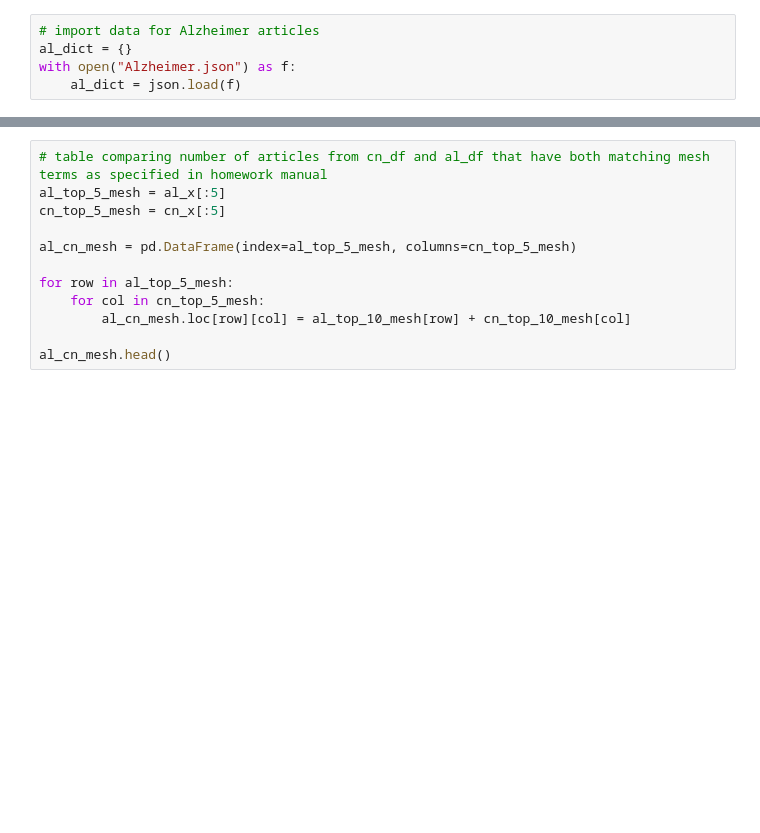
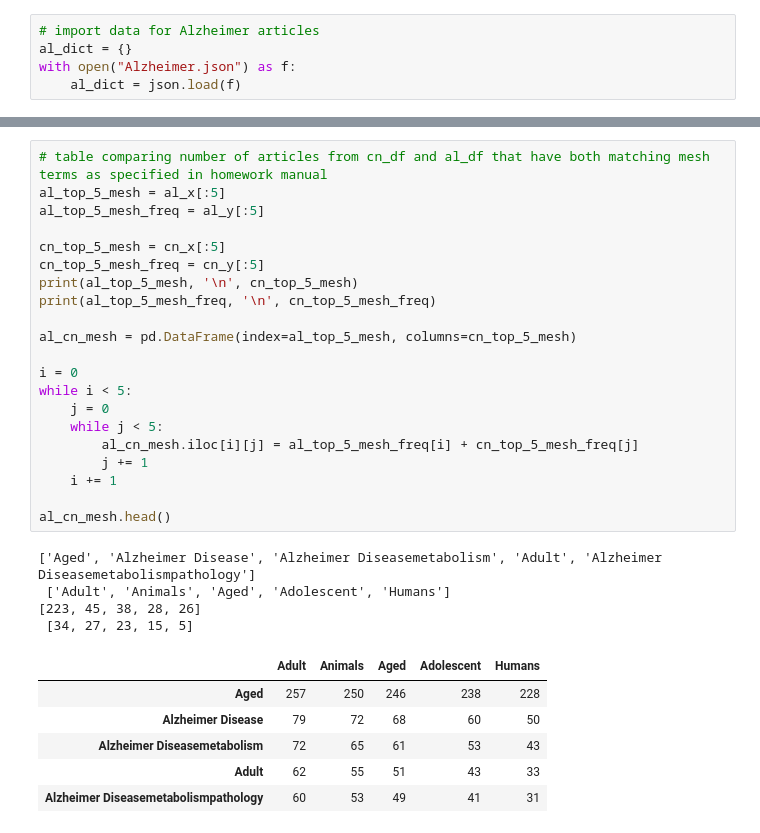
Before and after one commit to OlinaZhu/BIS634_qz258, a Jupyter notebook: HW3/Q2.ipynb, the cells around one changed output, grey strips where cells are left out. Saved outputs shown, nothing was run; the diff lists cells and outputs as text; blank space fills up the shorter version.

```diff
--- a/HW3/Q2.ipynb
+++ b/HW3/Q2.ipynb
@@ -91,12 +108,32 @@ plt.show()
 # %%
 # table comparing number of articles from cn_df and al_df that have both matching mesh terms as specified in homework manual
 al_top_5_mesh = al_x[:5]
+al_top_5_mesh_freq = al_y[:5]
+
 cn_top_5_mesh = cn_x[:5]
+cn_top_5_mesh_freq = cn_y[:5]
+print(al_top_5_mesh, '\n', cn_top_5_mesh)
+print(al_top_5_mesh_freq, '\n', cn_top_5_mesh_freq)
 
 al_cn_mesh = pd.DataFrame(index=al_top_5_mesh, columns=cn_top_5_mesh)
 
-for row in al_top_5_mesh:
-    for col in cn_top_5_mesh:
-        al_cn_mesh.loc[row][col] = al_top_10_mesh[row] + cn_top_10_mesh[col]
+i = 0
+while i < 5:
+    j = 0
+    while j < 5:
+        al_cn_mesh.iloc[i][j] = al_top_5_mesh_freq[i] + cn_top_5_mesh_freq[j]
+        j += 1
+    i += 1
 
 al_cn_mesh.head()
+# %% [output]
+['Aged', 'Alzheimer Disease', 'Alzheimer Diseasemetabolism', 'Adult', 'Alzheimer Diseasemetabolismpathology']
+ ['Adult', 'Animals', 'Aged', 'Adolescent', 'Humans']
+[223, 45, 38, 28, 26]
+ [34, 27, 23, 15, 5]
+|  | Adult | Animals | Aged | Adolescent | Humans |
+| Aged | 257 | 250 | 246 | 238 | 228 |
+| Alzheimer Disease | 79 | 72 | 68 | 60 | 50 |
+| Alzheimer Diseasemetabolism | 72 | 65 | 61 | 53 | 43 |
+| Adult | 62 | 55 | 51 | 43 | 33 |
+| Alzheimer Diseasemetabolismpathology | 60 | 53 | 49 | 41 | 31 |
```
Also changed, not shown: parts of 13 cells of this notebook, 8 other files.
